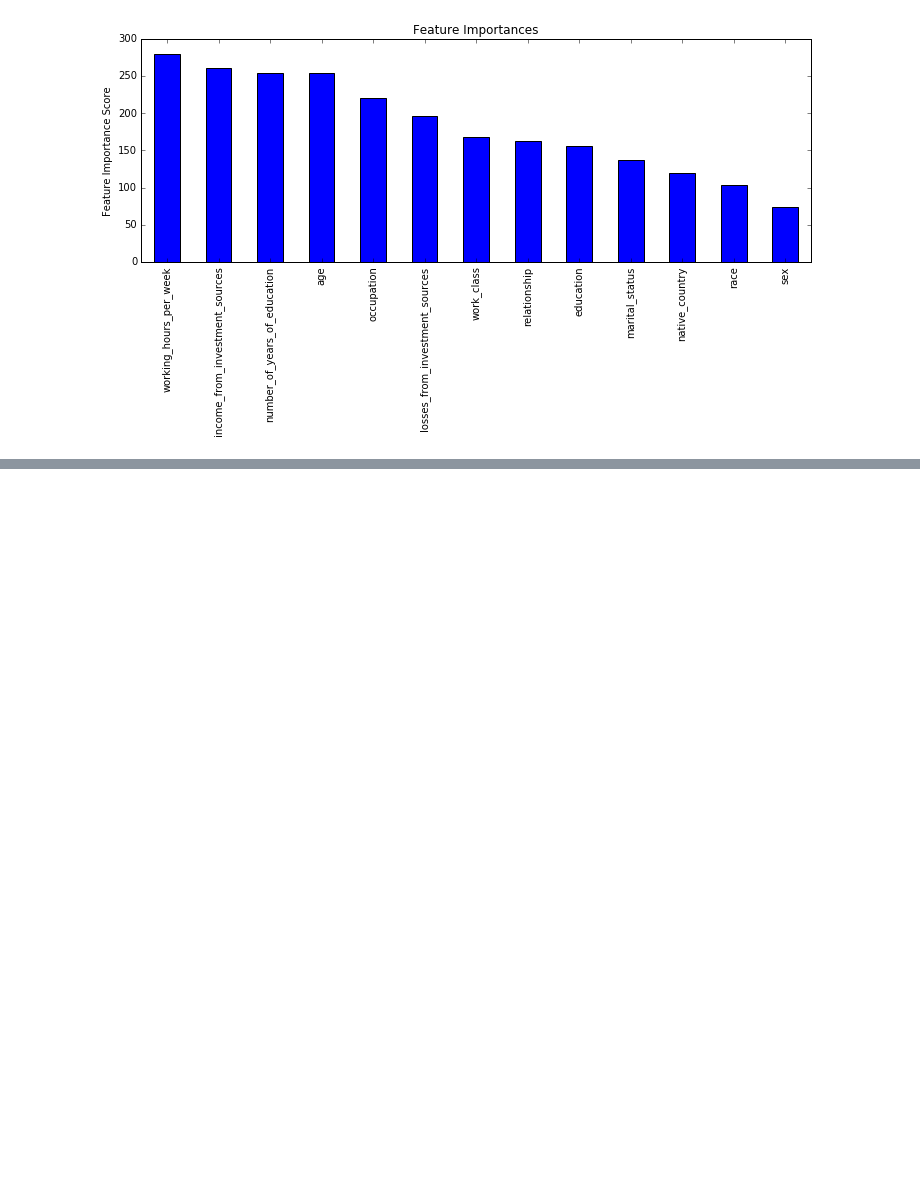
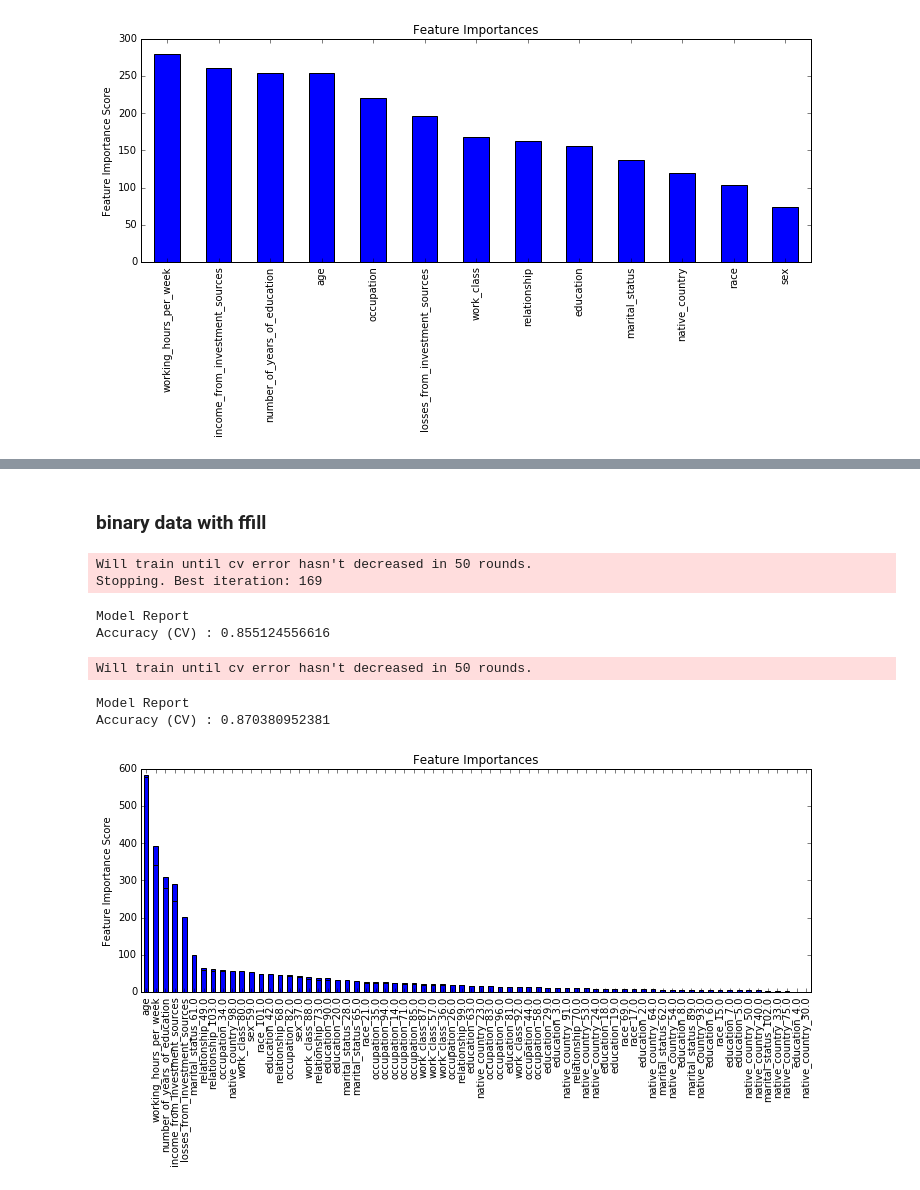
Before and after one commit to JihongJu/jaggle, a Jupyter notebook: Final-Assignment-IN4320/src/demo_xgb.ipynb, the cells around one changed output, grey strips where cells are left out. Cells and saved outputs as stored; diff of their text form; code cells hidden in the pictures; blank space fills up the shorter version.

```diff
--- a/Final-Assignment-IN4320/src/demo_xgb.ipynb
+++ b/Final-Assignment-IN4320/src/demo_xgb.ipynb
@@ -142,0 +279,33 @@ test_pred.to_csv('../data/tune_1', columns=['Id','Prediction'], \
+# %% [markdown]
+### binary data with ffill
+# %%
+# read data
+dftrain = pd.read_csv('../data/train.dum.csv')
+dftest = pd.read_csv('../data/test.dum.csv')
+
+# specify index, predictors and target
+index  = 'Id'
+target = 'earn_over_4k_euros_per_year'
+predictors = [x for x in dftrain.columns if x not in [target,index]]
+
+# fill missing values
+dftrain_ffill = dftrain.fillna(method='ffill')
+dftest_ffill  = dftest.fillna(method='ffill')
+
+# split dftrain
+train, test = train_test_split(dftrain, test_size=0.2, random_state=5)
+
+# evaluate
+train_pred, test_pred = modelfit(xgb0, train, test, predictors, target)
+
+# predict
+dftrain_pred, dftest_pred = modelfit(xgb0, dftrain_ffill, dftest_ffill, predictors, target, evaluate=False)
+# %% [output]
+Will train until cv error hasn't decreased in 50 rounds.
+Stopping. Best iteration: 169
+Model Report
+Accuracy (CV) : 0.855124556616
+Will train until cv error hasn't decreased in 50 rounds.
+Model Report
+Accuracy (CV) : 0.870380952381
+[figure, added]
```
Also changed, not shown: parts of 19 cells of this notebook, 46 other files.
